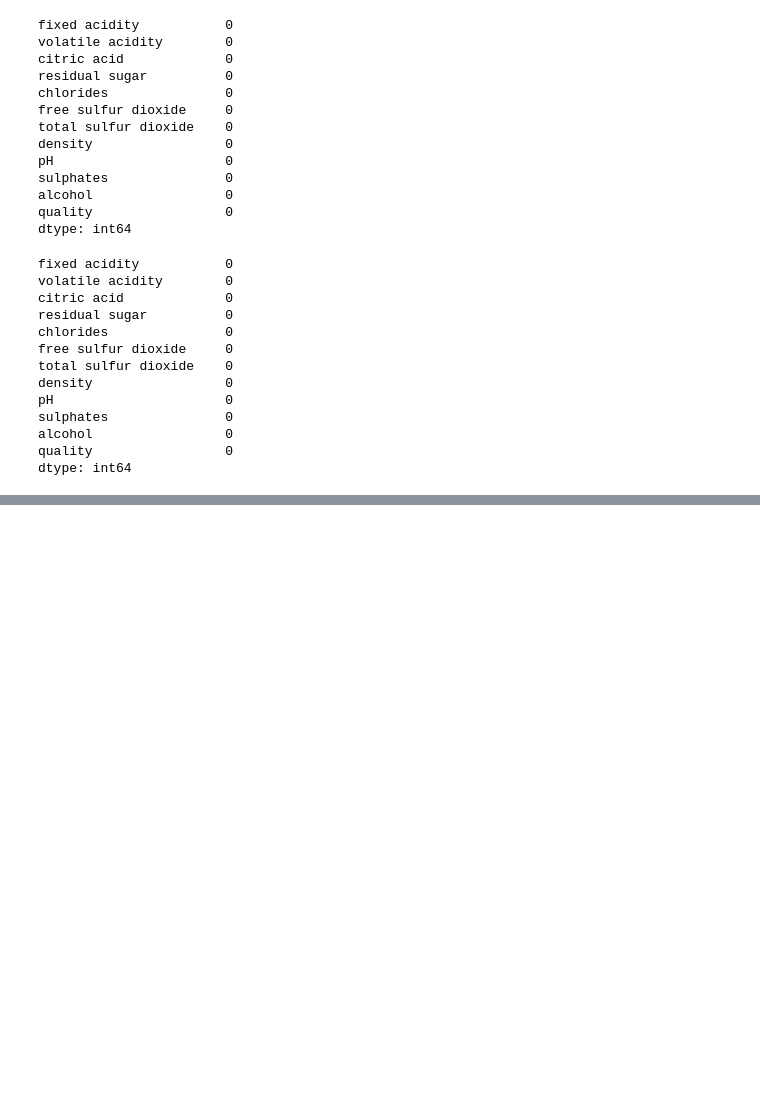
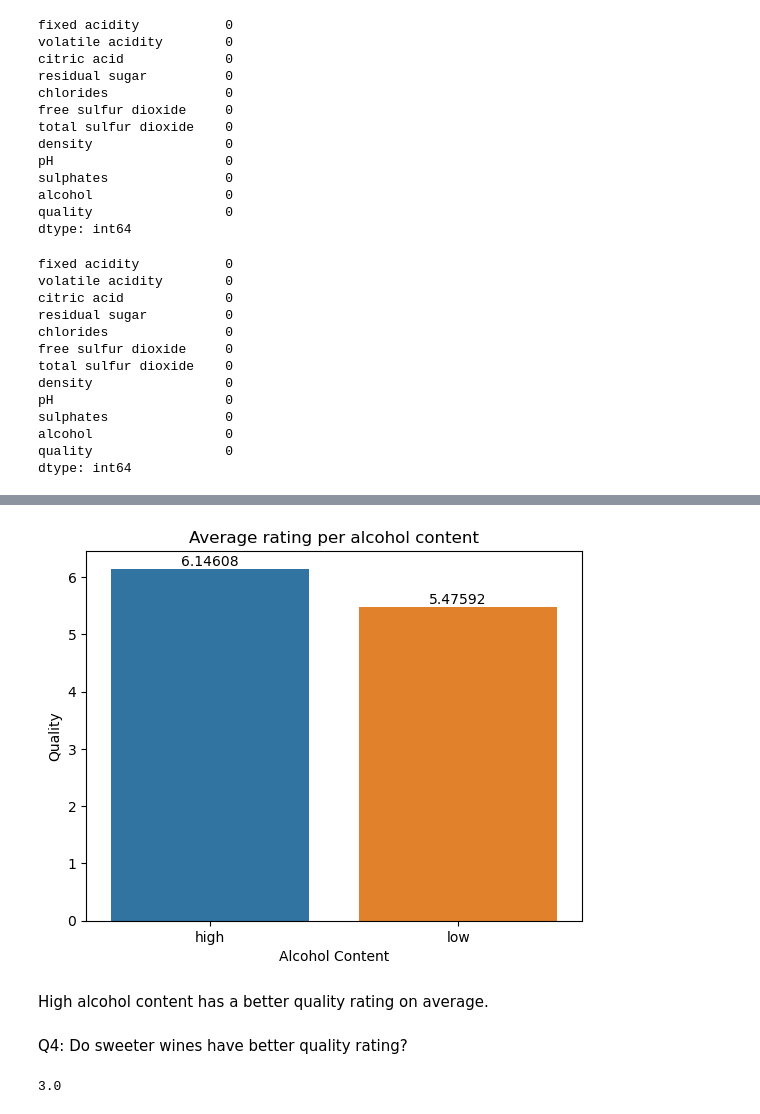
Before and after one commit to ahmed-abuelazm/wine_quality_data, a Jupyter notebook: analysis.ipynb, the cells around one changed output, grey strips where cells are left out. Drawn from its saved outputs; the diff is of its cells as text; code cells hidden in the pictures; blank space fills up the shorter version.

```diff
--- a/analysis.ipynb
+++ b/analysis.ipynb
@@ -124,0 +270,23 @@ dtype: int64
+# %%
+high_alcohol_mean = df.query('alcohol >= @alcohol_median').quality.mean()
+low_alcohol_mean = df.query('alcohol < @alcohol_median').quality.mean()
+
+alcohol_content = [high_alcohol_mean, low_alcohol_mean]
+
+fig = sns.barplot(data=df, x=['high', 'low'], y=alcohol_content)
+fig.bar_label(fig.containers[0])
+plt.title('Average rating per alcohol content')
+plt.xlabel('Alcohol Content')
+plt.ylabel('Quality');
+# %% [output]
+[figure, added]
+# %% [markdown]
+High alcohol content has a better quality rating on average.
+# %% [markdown]
+Q4: Do sweeter wines have better quality rating?
+# %%
+# split residual_sugar into 2 categories, high and low, using the median, then get the mean quality for each.
+sugar_median = df['residual_sugar'].median()
+sugar_median
+# %% [output]
+3.0
```
Also changed, not shown: parts of 19 cells of this notebook.
